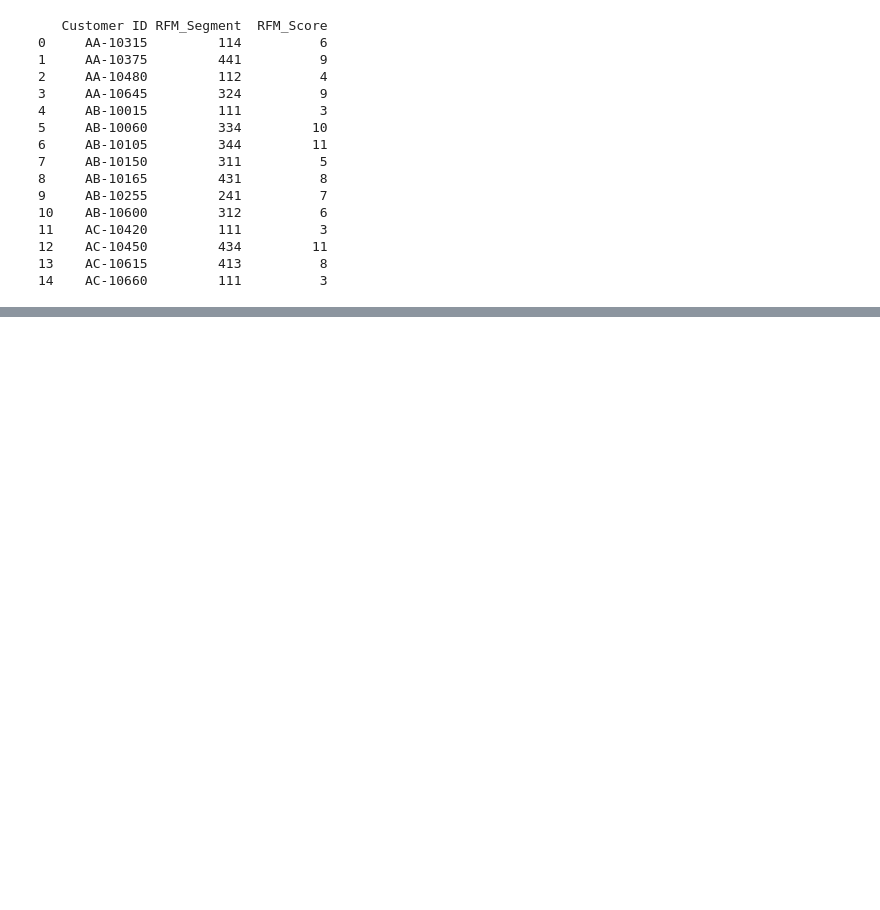
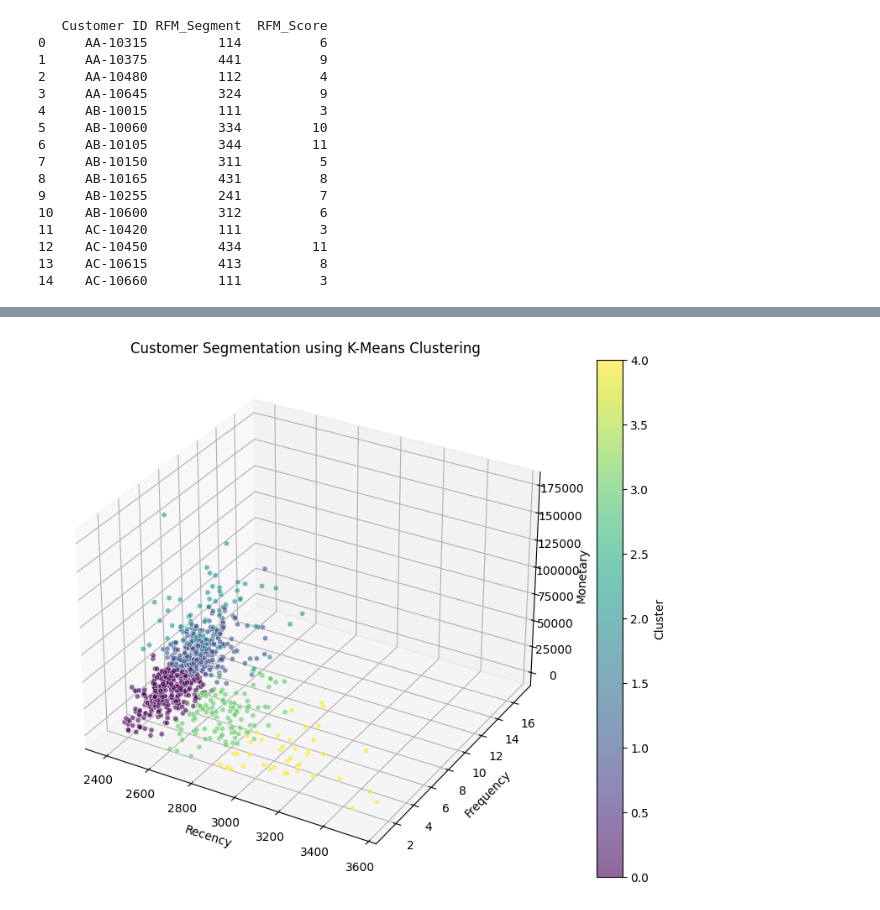
Before and after one commit to Hana0405/DA, a Jupyter notebook: Online_Retailer_V2.ipynb, the cells around one changed output, grey strips where cells are left out. Saved outputs shown, nothing was run; the diff lists cells and outputs as text; code cells hidden in the pictures; blank space fills up the shorter version.

```diff
--- a/Online_Retailer_V2.ipynb
+++ b/Online_Retailer_V2.ipynb
@@ -793,0 +820,43 @@ print(rfm_data[['Customer ID', 'RFM_Segment', 'RFM_Score']].head(15))
+# %%
+import pandas as pd
+from sklearn.cluster import KMeans
+import matplotlib.pyplot as plt
+
+# Data cleaning: Convert date columns to datetime format
+data['Order Date'] = pd.to_datetime(data['Order Date'])
+data['Ship Date'] = pd.to_datetime(data['Ship Date'])
+
+# Calculate RFM metrics
+today = pd.to_datetime('now')
+rfm_data = data.groupby('Customer ID').agg({
+    'Order Date': lambda x: (today - x.max()).days,  # Recency
+    'Order ID': 'nunique',  # Frequency
+    'Sales': 'sum'  # Monetary Value
+}).reset_index()
+
+# Rename columns
+rfm_data.columns = ['Customer ID', 'Recency', 'Frequency', 'Monetary']
+
+# Standardize the data
+from sklearn.preprocessing import StandardScaler
+scaler = StandardScaler()
+rfm_scaled = scaler.fit_transform(rfm_data[['Recency', 'Frequency', 'Monetary']])
+
+# Implement K-Means Clustering
+kmeans = KMeans(n_clusters=5, random_state=42)
+rfm_data['Cluster'] = kmeans.fit_predict(rfm_scaled)
+
+# Visualize the clusters
+fig = plt.figure(figsize=(10, 8))
+ax = fig.add_subplot(111, projection='3d')
+
+sc = ax.scatter(rfm_data['Recency'], rfm_data['Frequency'], rfm_data['Monetary'], c=rfm_data['Cluster'], cmap='viridis', alpha=0.6, edgecolors='w', linewidth=0.5)
+ax.set_xlabel('Recency')
+ax.set_ylabel('Frequency')
+ax.set_zlabel('Monetary')
+
+plt.colorbar(sc, label='Cluster')
+plt.title('Customer Segmentation using K-Means Clustering')
+plt.show()
+# %% [output]
+[figure, added]
```
Also changed, not shown: parts of 24 cells of this notebook.
